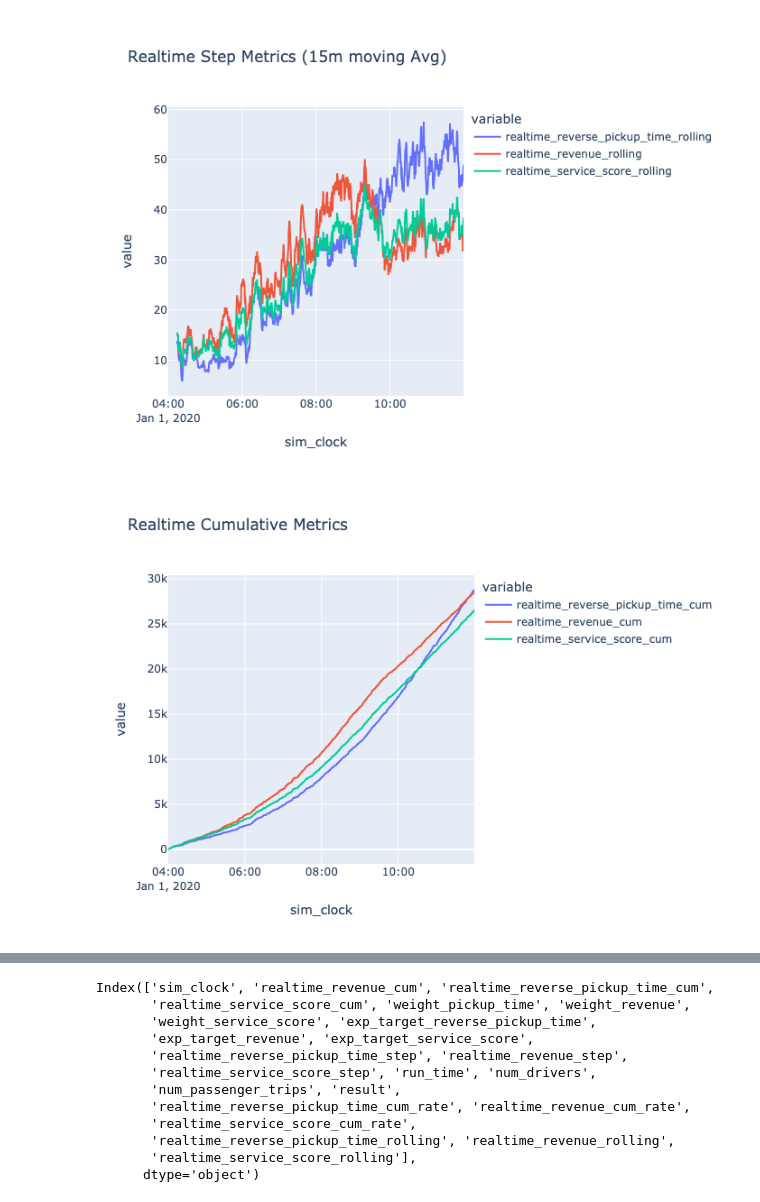
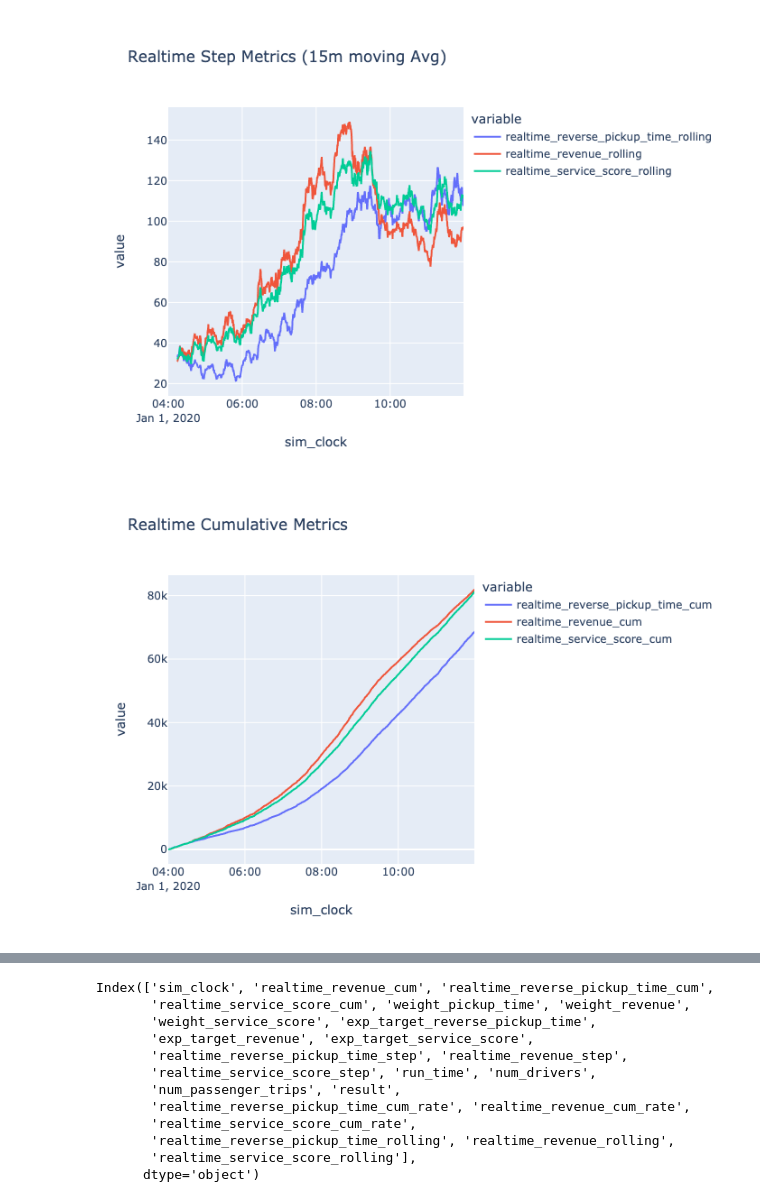
Before and after one commit to IORA-NUS/openride_apps, a Jupyter notebook: apps/analytics_app/notebook/Performance_live.ipynb, the cells around one changed output, grey strips where cells are left out. Saved outputs shown, nothing was run; the diff lists cells and outputs as text; code cells hidden in the pictures.

```diff
--- a/apps/analytics_app/notebook/Performance_live.ipynb
+++ b/apps/analytics_app/notebook/Performance_live.ipynb
@@ -33,22 +33,15 @@ ENGINE_HISTORY = db.engine_history
 
 
 run_id_meta = {
-    'r0kZnIvJqUWg': 'Pickup Optimal',
-    'sROLL5zudXBx': 'Revenue Optimal',
-    '6OnGpMZ19V0k': 'Service Optimal',
-    # '': 'Compromise R1.2 P1.2 S1.2',
-    # '': 'Compromise R1.5 P1.2 S1.2',
-    # '': 'Compromise R1.5 P1.0 S1.0',
-    # 'RGlocqBN8czZ': 'Compromise',
-    # 'fPvnrl4lSIWR': 'Pickup speedy fail',
-    # 'pxOvaI1sVL3S': 'Pickup speedy',
-    # 'tMN2bxD5yRYn': 'Pickup waitforready',
-    # 'oeZsYCYSVnND': 'Revenue speedy',
-    # 'ZsNgSWSuWy1x': 'Revenue waitforready',
-    # 'vbR5OgAO6mAN': 'Compromise R1.5 P0.9 S0.9',
-    'GhWlSdbFp8fD': 'Compromise Scaled R1.2 P1.2 S1.2',
-    # 'VQNQNwnjAWEG': 'Compromise ServiceBias R1.2 P1.2 S1.2',
-    '9YOUfrgBKvdO': 'Compromise ServiceBias SQRT R1.2 P1.2 S1.2',
+    '3m6YeNAegnji': 'Pickup Optimal',
+    # 'mPfqMXf8SKra': 'Revenue Optimal Old',
+    'HIRxOWvYN1hb': 'Revenue Optimal',
+    # 'oNHquhS3gcoU': 'Service Optimal old',
+    'lQKlTodJMtIh': 'Service Optimal',
+    # 'TyJszk5F2yxO': 'Compromise ServiceBias 0',
+    # 'BA8sJJUNH3Nm': 'Compromise ServiceBias 1',
+    'qiU4avUNYsNB': 'Compromise ServiceBias',
+    'qO7HWJEAEngT': 'Compromise ServiceBias R1.2P1.2S1.0',
 
 
 } # Comfort Data Set Sampled (10p 06d) Svc Dist 2,
@@ -83,7 +76,7 @@ def get_pivot(collection, run_id_meta, metric):
 
 
 
-def get_engine_perf(collection, run_id_list):
+def get_engine_perf_local(collection, run_id_list):
     cursor = collection.find({
             'run_id': {'$in': run_id_list},
         },
@@ -289,11 +218,11 @@ sim_clock
 # %%
-# engine_df = get_engine_perf(ENGINE_HISTORY, [k for k, v in run_id_meta.items() if v == 'Pickup Optimal'])
-# engine_df = get_engine_perf(ENGINE_HISTORY, [k for k, v in run_id_meta.items() if v == 'Revenue Optimal'])
-# engine_df = get_engine_perf(ENGINE_HISTORY, [k for k, v in run_id_meta.items() if v == 'Service Optimal'])
-# engine_df = get_engine_perf(ENGINE_HISTORY, [k for k, v in run_id_meta.items() if v == 'Compromise'])
-# engine_df = get_engine_perf(ENGINE_HISTORY, [k for k, v in run_id_meta.items() if v == 'Compromise R1.5 P1.2 S1.2'])
-# engine_df = get_engine_perf(ENGINE_HISTORY, [k for k, v in run_id_meta.items() if v == 'Compromise R1.5 P1.0 S1.0'])
-engine_df = get_engine_perf(ENGINE_HISTORY, [k for k, v in run_id_meta.items() if v == 'Compromise ServiceBias SQRT R1.2 P1.2 S1.2'])
+# engine_df = get_engine_perf_local(ENGINE_HISTORY, [k for k, v in run_id_meta.items() if v == 'Pickup Optimal'])
+# engine_df = get_engine_perf_local(ENGINE_HISTORY, [k for k, v in run_id_meta.items() if v == 'Revenue Optimal'])
+# engine_df = get_engine_perf_local(ENGINE_HISTORY, [k for k, v in run_id_meta.items() if v == 'Service Optimal'])
+# engine_df = get_engine_perf_local(ENGINE_HISTORY, [k for k, v in run_id_meta.items() if v == 'Compromise'])
+# engine_df = get_engine_perf_local(ENGINE_HISTORY, [k for k, v in run_id_meta.items() if v == 'Compromise R1.5 P1.2 S1.2'])
+# engine_df = get_engine_perf_local(ENGINE_HISTORY, [k for k, v in run_id_meta.items() if v == 'Compromise R1.5 P1.0 S1.0'])
+engine_df = get_engine_perf_local(ENGINE_HISTORY, [k for k, v in run_id_meta.items() if v == 'Compromise ServiceBias'])
 
 
 
@@ -318,32 +247,32 @@ fig = px.line(engine_df,
                  'realtime_revenue_rolling',
                  'realtime_service_score_rolling',
                 ],
               title='Realtime Step Metrics (15m moving Avg)') #, labels = run_id_meta)
 fig.show()
 
 fig = px.line(engine_df, x='sim_clock',
               y=['realtime_reverse_pickup_time_cum',
                  'realtime_revenue_cum',
                  'realtime_service_score_cum',
                 ],
               title='Realtime Cumulative Metrics') #, labels = run_id_meta)
 fig.show()
 
 fig = px.line(engine_df, x='sim_clock',
               y=['realtime_reverse_pickup_time_cum_rate',
                  'realtime_revenue_cum_rate',
                  'realtime_service_score_cum_rate',
                 ],
               title='Realtime Cumulative Metric / Exp Target') #, labels = run_id_meta)
 fig.show()
 
 fig = px.line(engine_df, x='sim_clock',
               y=['weight_pickup_time',
                  'weight_revenue',
                  'weight_service_score',
                 ],
               title='Weights') #, labels = run_id_meta)
 fig.show()
 # %% [output]
-[figure, old version]
+[figure, new version]
-[figure, old version]
+[figure, new version]
```
Also changed, not shown: parts of 5 cells of this notebook, 27 other files.
